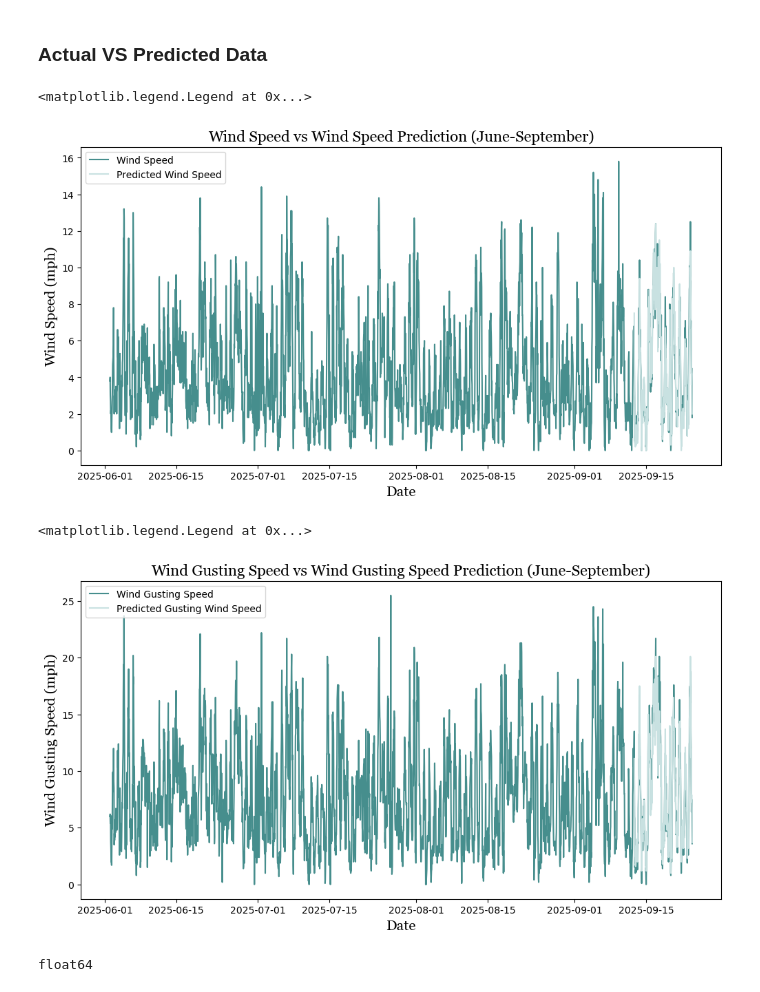
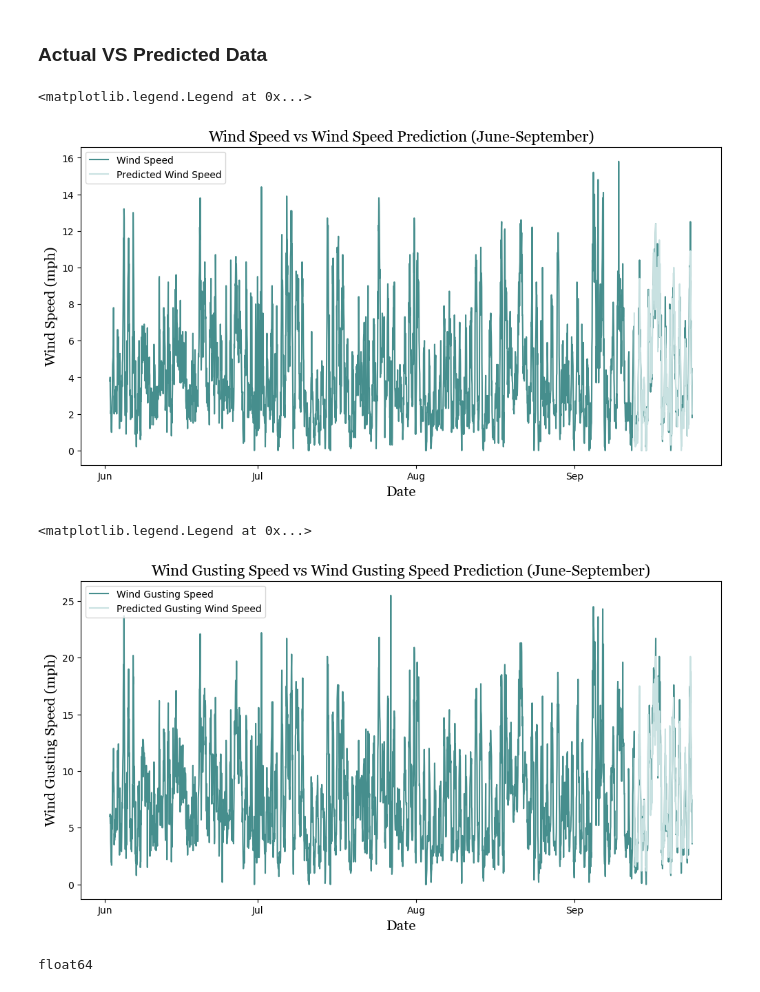
Before and after one commit to Krupamc/Research-2026-LSTM, a Jupyter notebook: graphs/graphs.ipynb, the cells around one changed output. Drawn from its saved outputs; the diff is of its cells as text; code cells hidden in the pictures.

```diff
--- a/graphs/graphs.ipynb
+++ b/graphs/graphs.ipynb
@@ -219,17 +254,20 @@ ax.xaxis.set_major_formatter(mdates.DateFormatter('%b'))
 # %%
 #Plot 14 - Wind Speed VS Wind Speed Prediction
 
 
 plt.figure(figsize=(12,6))
 plt.plot(data_p['Date'], data_p['Wind Speed (A)'], label='Wind Speed', color='#468e8d')
 plt.plot(data_p['Date'], data_p['wind_speed_pred_linear'], label='Predicted Wind Speed', color='#c8e1e1')
+ax = plt.gca()
+ax.xaxis.set_major_locator(mdates.MonthLocator())          # one tick per month
+ax.xaxis.set_major_formatter(mdates.DateFormatter('%b'))
 plt.title("Wind Speed vs Wind Speed Prediction (June-September)", **myfont, fontsize=16)
 plt.xlabel('Date', **myfont, fontsize=15)
 plt.ylabel('Wind Speed (mph)', **myfont, fontsize=15)
 plt.legend()
 # %% [output]
 <matplotlib.legend.Legend at 0x...>
-[figure, old version]
+[figure, new version]
 # %%
 #Plot 15 - Wind Gust Speed VS Wind Gust Speed Prediction
 
@@ -237,13 +275,16 @@ plt.legend()
 plt.figure(figsize=(12,6))
 plt.plot(data_p['Date'], data_p['Gusting'], label='Wind Gusting Speed', color='#468e8d')
 plt.plot(data_p['Date'], data_p['wind_gust_pred_linear'], label='Predicted Gusting Wind Speed', color='#c8e1e1')
+ax = plt.gca()
+ax.xaxis.set_major_locator(mdates.MonthLocator())          # one tick per month
+ax.xaxis.set_major_formatter(mdates.DateFormatter('%b'))
 plt.title("Wind Gusting Speed vs Wind Gusting Speed Prediction (June-September)", **myfont, fontsize=16)
 plt.xlabel('Date', **myfont, fontsize=15)
 plt.ylabel('Wind Gusting Speed (mph)', **myfont, fontsize=15)
 plt.legend()
 # %% [output]
 <matplotlib.legend.Legend at 0x...>
-[figure, old version]
+[figure, new version]
 # %%
 print(data_p['wind_direction_pred_naive'].dtype)
 # %% [output]
```
Also changed, not shown: parts of 13 cells of this notebook.
